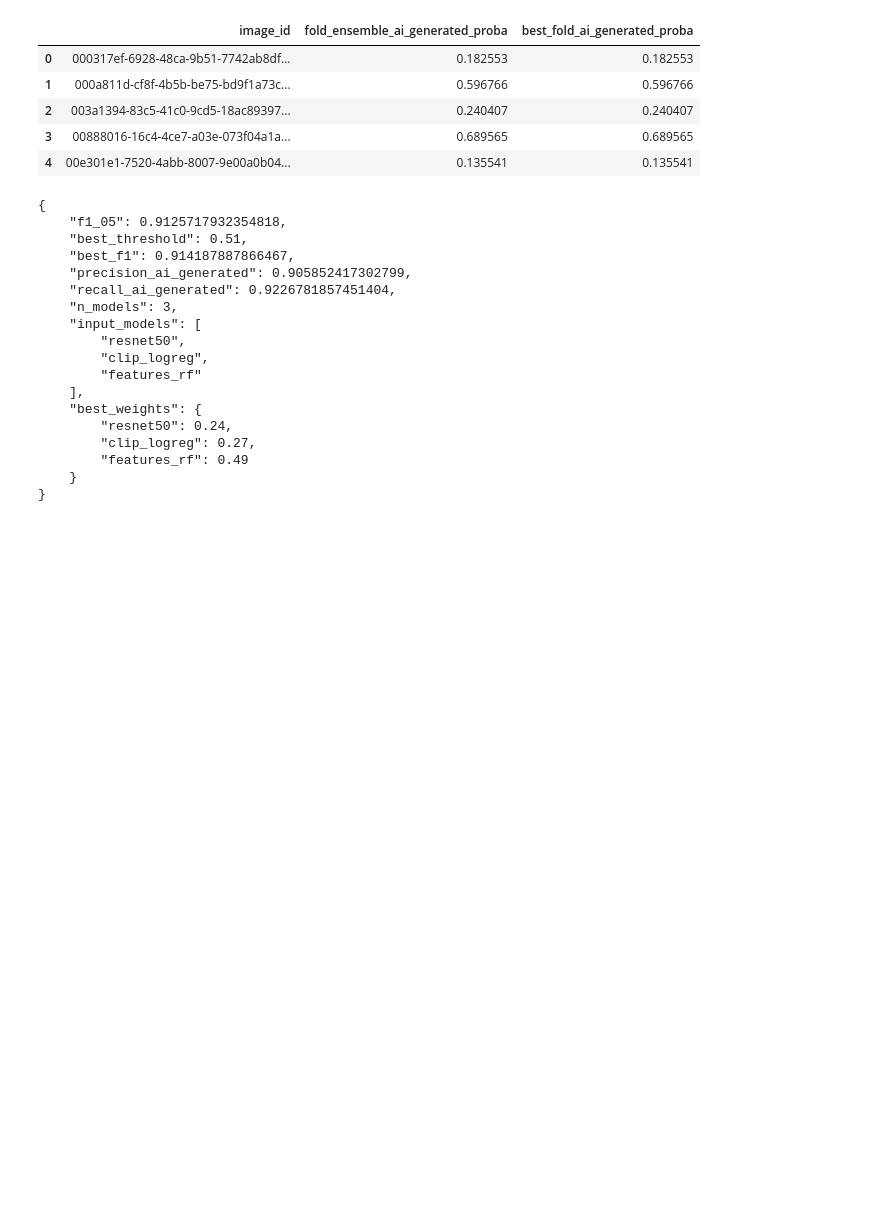
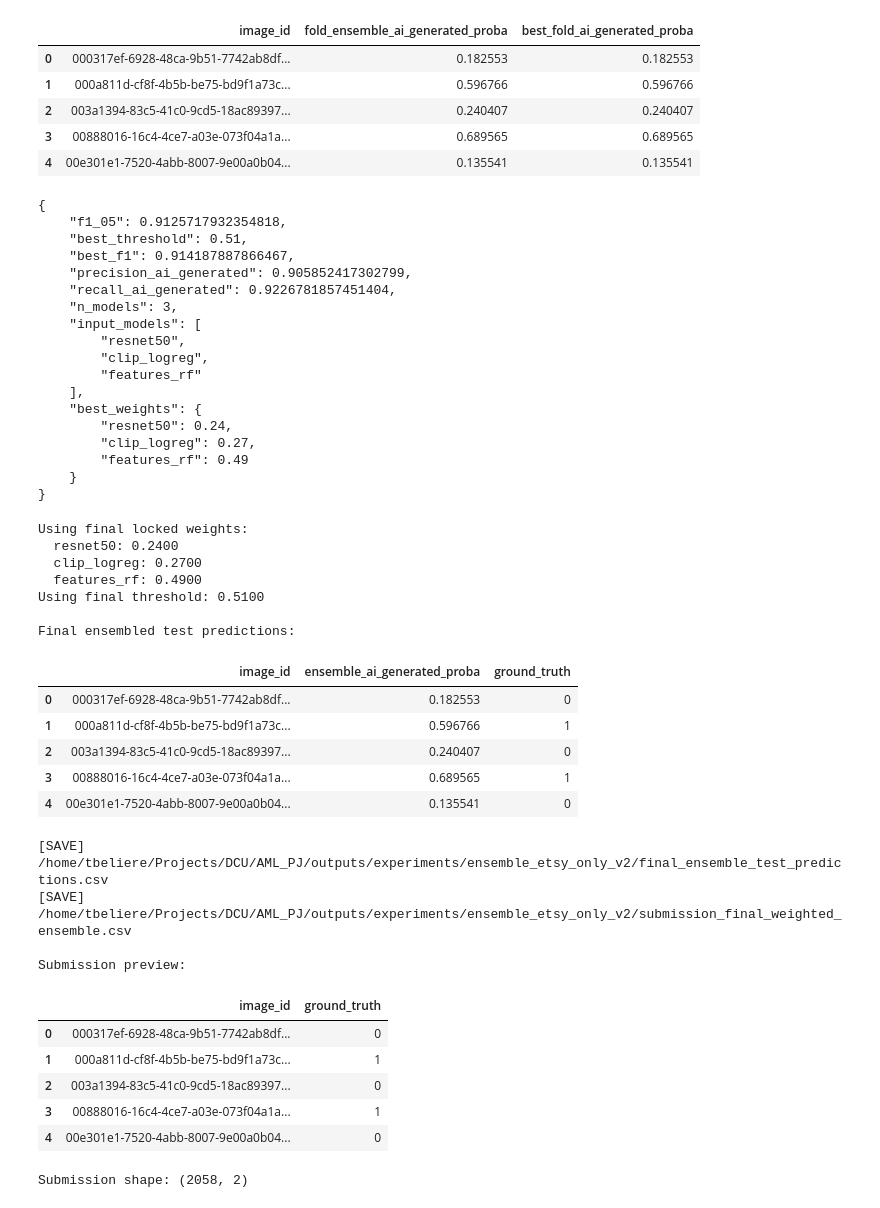
Before and after one commit to tbeliere12/etsy-ai-image-detector, a Jupyter notebook: src/03_ensemble_kfold_from_saved_outputs.ipynb, the cells around one changed output. Saved outputs shown, nothing was run; the diff lists cells and outputs as text; code cells hidden in the pictures; blank space fills up the shorter version.

Commit message:
feat:submission - create submission.csv

```diff
--- a/src/03_ensemble_kfold_from_saved_outputs.ipynb
+++ b/src/03_ensemble_kfold_from_saved_outputs.ipynb
@@ -519,3 +519,76 @@ print(json.dumps(metrics, indent=4))
         "features_rf": 0.49
     }
 }
+# %%
+
+# 8. Final test-time weighted ensemble submission
+
+
+print("Using final locked weights:")
+for name, w in zip(model_names, best_weights):
+    print(f"  {name}: {w:.4f}")
+print(f"Using final threshold: {best_thr:.4f}")
+
+# Build weighted probability from the 3 model test predictions
+ensemble_test = np.zeros(len(test_merged), dtype=np.float32)
+
+for w, col in zip(best_weights, test_prob_cols):
+    ensemble_test += w * test_merged[col].values.astype(np.float32)
+
+# Create final test predictions dataframe
+final_test_predictions = pd.DataFrame({
+    "image_id": test_merged["image_id"],
+    "ensemble_ai_generated_proba": ensemble_test,
+})
+
+# Apply final decision threshold
+final_test_predictions["ground_truth"] = (
+    final_test_predictions["ensemble_ai_generated_proba"] >= best_thr
+).astype(int)
+
+print("\nFinal ensembled test predictions:")
+display(final_test_predictions.head())
+
+# Save detailed probability file
+final_test_predictions.to_csv(
+    OUTPUT_DIR / "final_ensemble_test_predictions.csv",
+    index=False
+)
+print("[SAVE]", OUTPUT_DIR / "final_ensemble_test_predictions.csv")
+
+# Save competition submission file
+final_submission = final_test_predictions[["image_id", "ground_truth"]].copy()
+final_submission.to_csv(
+    OUTPUT_DIR / "submission_final_weighted_ensemble.csv",
+    index=False
+)
+print("[SAVE]", OUTPUT_DIR / "submission_final_weighted_ensemble.csv")
+
+print("\nSubmission preview:")
+display(final_submission.head())
+print("Submission shape:", final_submission.shape)
+# %% [output]
+Using final locked weights:
+  resnet50: 0.2400
+  clip_logreg: 0.2700
+  features_rf: 0.4900
+Using final threshold: 0.5100
+
+Final ensembled test predictions:
+|  | image_id | ensemble_ai_generated_proba | ground_truth |
+| 0 | 000317ef-6928-48ca-9b51-7742ab8df... | 0.182553 | 0 |
+| 1 | 000a811d-cf8f-4b5b-be75-bd9f1a73c... | 0.596766 | 1 |
+| 2 | 003a1394-83c5-41c0-9cd5-18ac89397... | 0.240407 | 0 |
+| 3 | 00888016-16c4-4ce7-a03e-073f04a1a... | 0.689565 | 1 |
+| 4 | 00e301e1-7520-4abb-8007-9e00a0b04... | 0.135541 | 0 |
+[SAVE] /home/tbeliere/Projects/DCU/AML_PJ/outputs/experiments/ensemble_etsy_only_v2/final_ensemble_test_predictions.csv
+[SAVE] /home/tbeliere/Projects/DCU/AML_PJ/outputs/experiments/ensemble_etsy_only_v2/submission_final_weighted_ensemble.csv
+
+Submission preview:
+|  | image_id | ground_truth |
+| 0 | 000317ef-6928-48ca-9b51-7742ab8df... | 0 |
+| 1 | 000a811d-cf8f-4b5b-be75-bd9f1a73c... | 1 |
+| 2 | 003a1394-83c5-41c0-9cd5-18ac89397... | 0 |
+| 3 | 00888016-16c4-4ce7-a03e-073f04a1a... | 1 |
+| 4 | 00e301e1-7520-4abb-8007-9e00a0b04... | 0 |
+Submission shape: (2058, 2)
```
